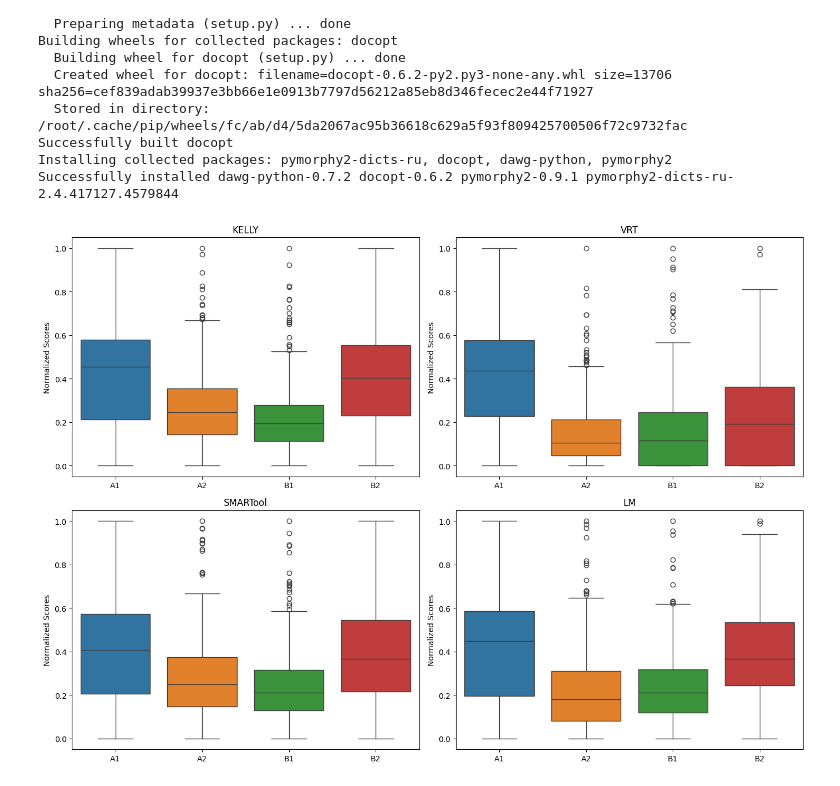
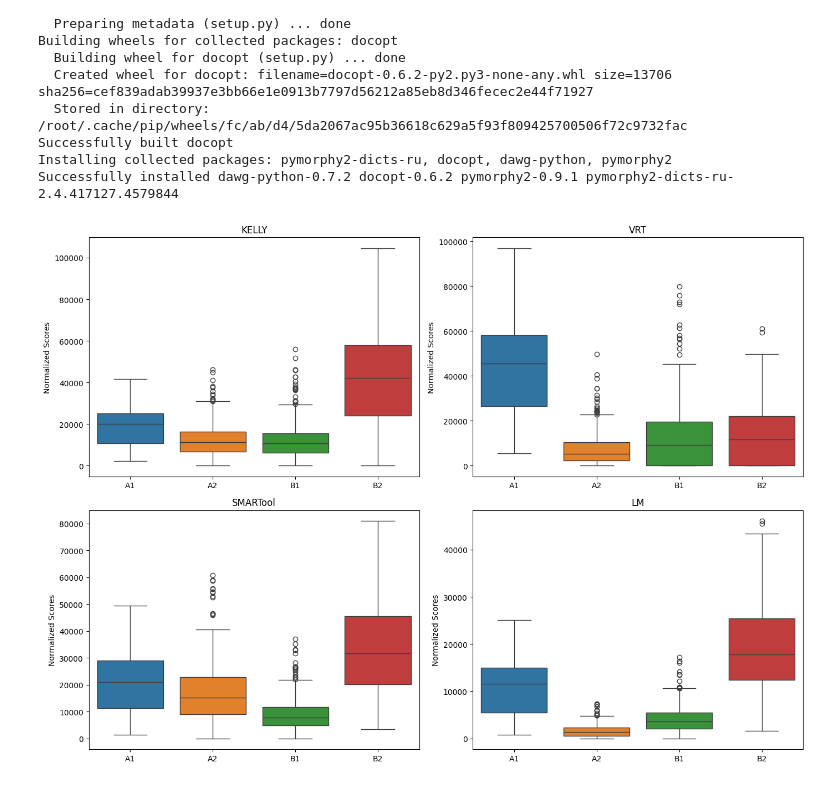
Before and after one commit to Vakhranev/MDB, a Jupyter notebook: Boxplots.ipynb, the cells around one changed output. Cells and saved outputs as stored; diff of their text form; code cells hidden in the pictures.

```diff
--- a/Boxplots.ipynb
+++ b/Boxplots.ipynb
@@ -141,35 +141,35 @@ normalized_kelly = normalize_scores(sum_scores_kelly)
 normalized_vrt = normalize_scores(sum_scores_vrt)
 normalized_smartool = normalize_scores(sum_scores_smartool)
 normalized_lm = normalize_scores(sum_scores_lm)
 
 # Строим графики с ящиками с усами для нормализованных сумм баллов
 fig, axs = plt.subplots(2, 2, figsize=(14, 10))
 
 # График для KELLY
-sns.boxplot(data=list(normalized_kelly.values()), ax=axs[0, 0])
+sns.boxplot(data=list(sum_scores_kelly.values()), ax=axs[0, 0])
 axs[0, 0].set_title('KELLY')
 axs[0, 0].set_xticklabels(['A1', 'A2', 'B1', 'B2'])
 axs[0, 0].set_ylabel('Normalized Scores')
 
 # График для VRT
-sns.boxplot(data=list(normalized_vrt.values()), ax=axs[0, 1])
+sns.boxplot(data=list(sum_scores_vrt.values()), ax=axs[0, 1])
 axs[0, 1].set_title('VRT')
 axs[0, 1].set_xticklabels(['A1', 'A2', 'B1', 'B2'])
 axs[0, 1].set_ylabel('Normalized Scores')
 
 # График для SMARTool
-sns.boxplot(data=list(normalized_smartool.values()), ax=axs[1, 0])
+sns.boxplot(data=list(sum_scores_smartool.values()), ax=axs[1, 0])
 axs[1, 0].set_title('SMARTool')
 axs[1, 0].set_xticklabels(['A1', 'A2', 'B1', 'B2'])
 axs[1, 0].set_ylabel('Normalized Scores')
 
 # График для LM
-sns.boxplot(data=list(normalized_lm.values()), ax=axs[1, 1])
+sns.boxplot(data=list(sum_scores_lm.values()), ax=axs[1, 1])
 axs[1, 1].set_title('LM')
 axs[1, 1].set_xticklabels(['A1', 'A2', 'B1', 'B2'])
 axs[1, 1].set_ylabel('Normalized Scores')
 
 plt.tight_layout()
 plt.show()
 # %% [output]
-[figure, old version]
+[figure, new version]
```
